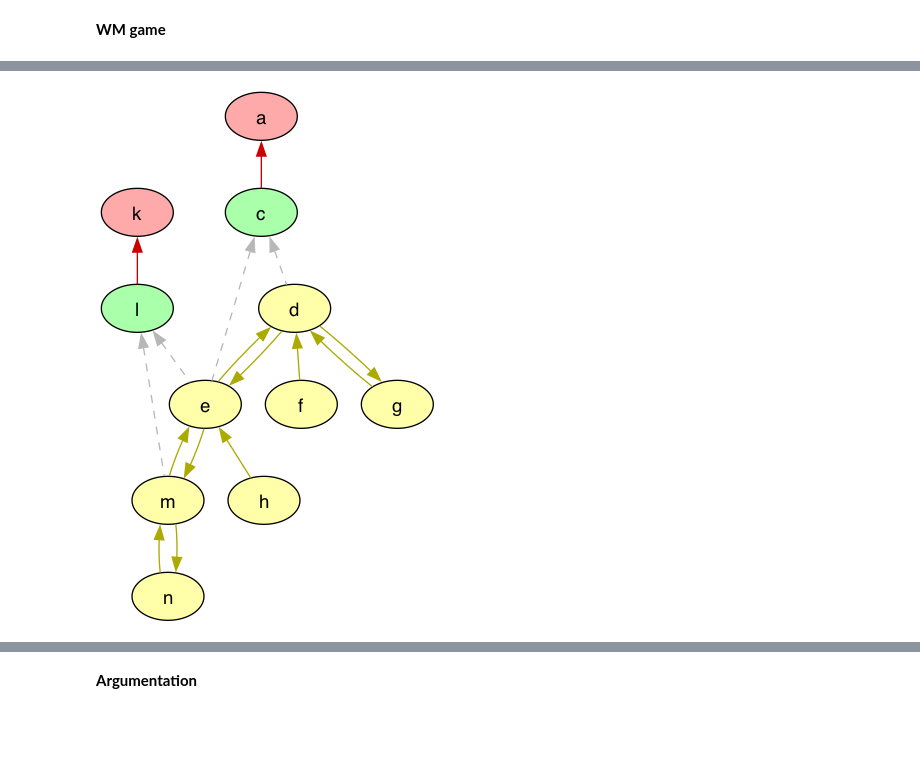
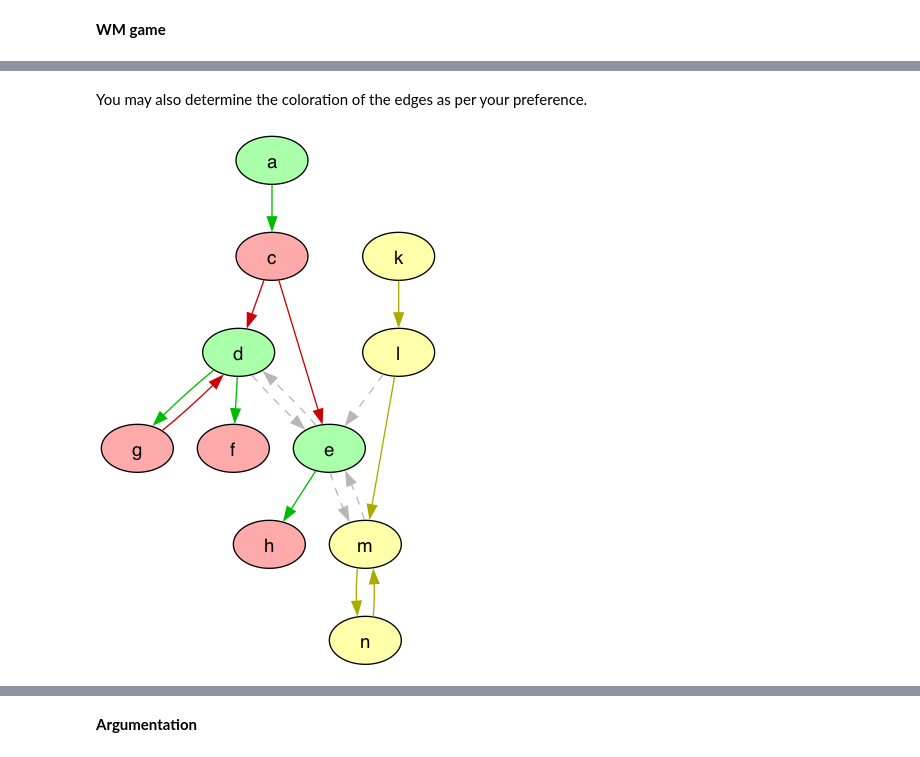
Before and after one commit to idaks/Games-and-Argumentation, a Jupyter notebook: lib/Tutorial.ipynb, the cells around one changed output, grey strips where cells are left out. Drawn from its saved outputs; the diff is of its cells as text; code cells hidden in the pictures; blank space fills up the shorter version.

```diff
--- a/lib/Tutorial.ipynb
+++ b/lib/Tutorial.ipynb
@@ -171,23 +183,21 @@ As we have win_move graph and attack graph, we start to think about maybe we onl
+# %% [markdown]
+You may also determine the coloration of the edges as per your preference.
 # %%
 game_node_color_wfs = {"win": "green", "lost": "red", "drawn": "yellow"}
 game_edge_color_wfs = {
     ("green", "green"): "gray",
     ("green", "yellow"): "gray",
     ("yellow", "green"): "gray",
     ("yellow", "yellow"): "yellow",
     ("green", "red"): "green",
     ("red", "green"): "red",
 }
 visualize_wfs(
     "files/plain_wm_graph.dlv",
     "game",
     game_node_color_wfs,
-    # if you want to see the default edge color (black)
-    # just comment out the game_edge_color_wfs
-    game_edge_color_wfs,
-    reverse=True
-
+    game_edge_color_wfs
 )
 Image("graphs/game_graph_colored.png")
 # %% [output]
-[figure, old version]
+[figure, new version]
```
Also changed, not shown: parts of 7 cells of this notebook, 20 other files.
